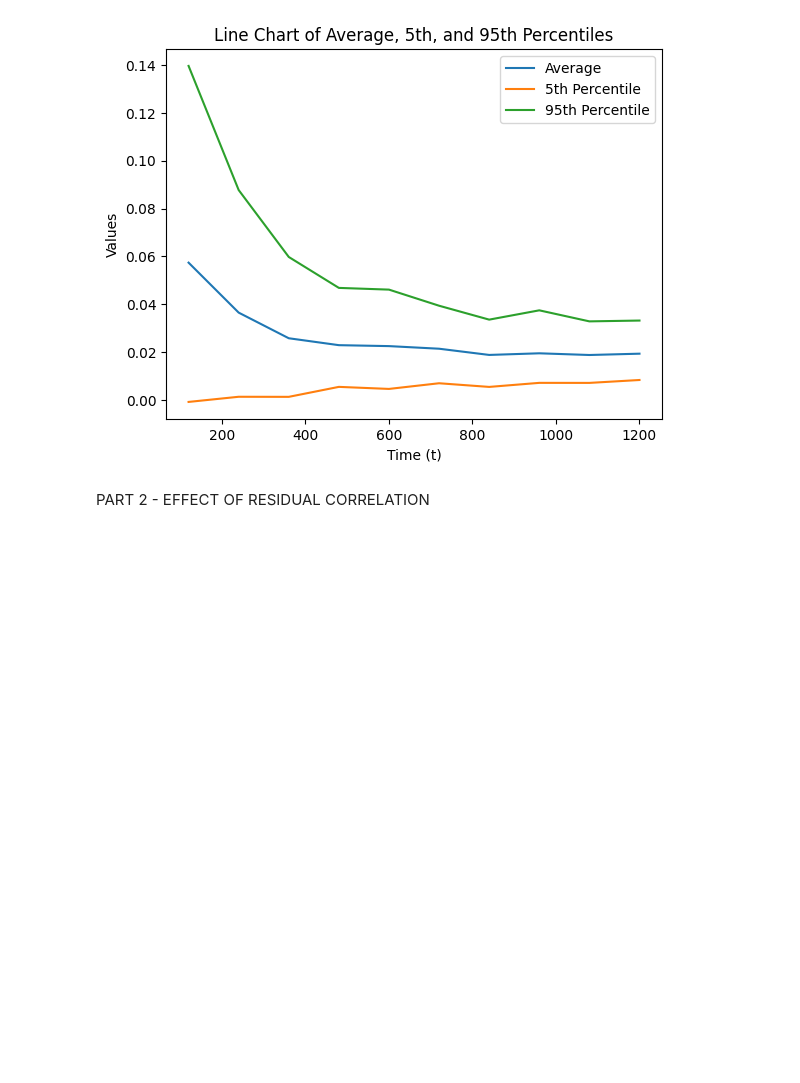
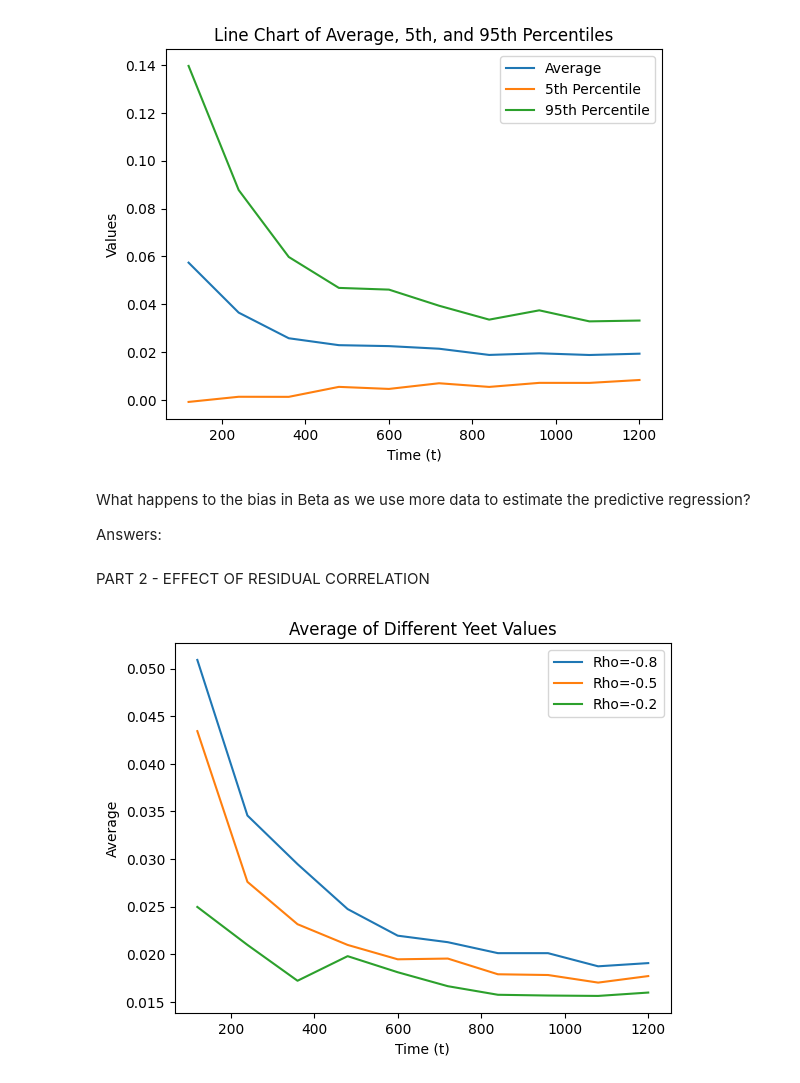
Before and after one commit to lknguyen8/BUSI-525, a Jupyter notebook: PS3.ipynb, the cells around one changed output. Cells and saved outputs as stored; diff of their text form; code cells hidden in the pictures; blank space fills up the shorter version.

```diff
--- a/PS3.ipynb
+++ b/PS3.ipynb
@@ -99,5 +99,56 @@ plt.legend()
 plt.show()
 # %% [output]
 [figure]
+# %% [markdown]
+What happens to the bias in Beta as we use more data to estimate the predictive regression?
+
+Answers:
 # %% [markdown]
 PART 2 - EFFECT OF RESIDUAL CORRELATION
+# %%
+# Parameters
+
+rhovals = [-.2,-.5,-.8]
+alpha= 0
+theta = 0
+beta = .015
+sigmaU = .053
+sigmaV = .044
+rho = .98
+
+T = [120,240,360,480,600,720,840,960,1080,1200]
+B = 250
+rhofigs = []
+for yeet in rhovals:
+    yeesigmaUV = yeet*sigmaU*sigmaV
+    for t in T:
+        betalist = []
+        for rep in range(B):
+            thisrep = repeatme(t,simsigmaUV=yeesigmaUV)
+            a = np.array(thisrep[0]).reshape(-1,1)
+            b = np.array(thisrep[1])
+            model = LinearRegression(fit_intercept=True).fit(a,b)
+            estbeta = model.coef_[0]
+            betalist.append(estbeta)
+        betalist = np.array(betalist)
+        average = np.mean(betalist)
+        perc5 = np.percentile(betalist,5)
+        perc95 = np.percentile(betalist,95)
+        rhofigs.append([t,average,perc5,perc95,yeet])
+
+data = rhofigs
+t_values = [item[0] for item in data]
+yeet_values = sorted(set([item[4] for item in data]))
+
+# Plotting
+for yeet in yeet_values:
+    ave_values = [item[1] for item in data if item[4] == yeet]
+    plt.plot(t_values[:len(ave_values)], ave_values, label=f'Rho={yeet}')
+plt.xlabel('Time (t)')
+plt.ylabel('Average')
+plt.title('Average of Different Yeet Values')
+plt.legend()
+
+plt.show()
+# %% [output]
+[figure, added]
```
Also changed, not shown: parts of 1 cell of this notebook.
